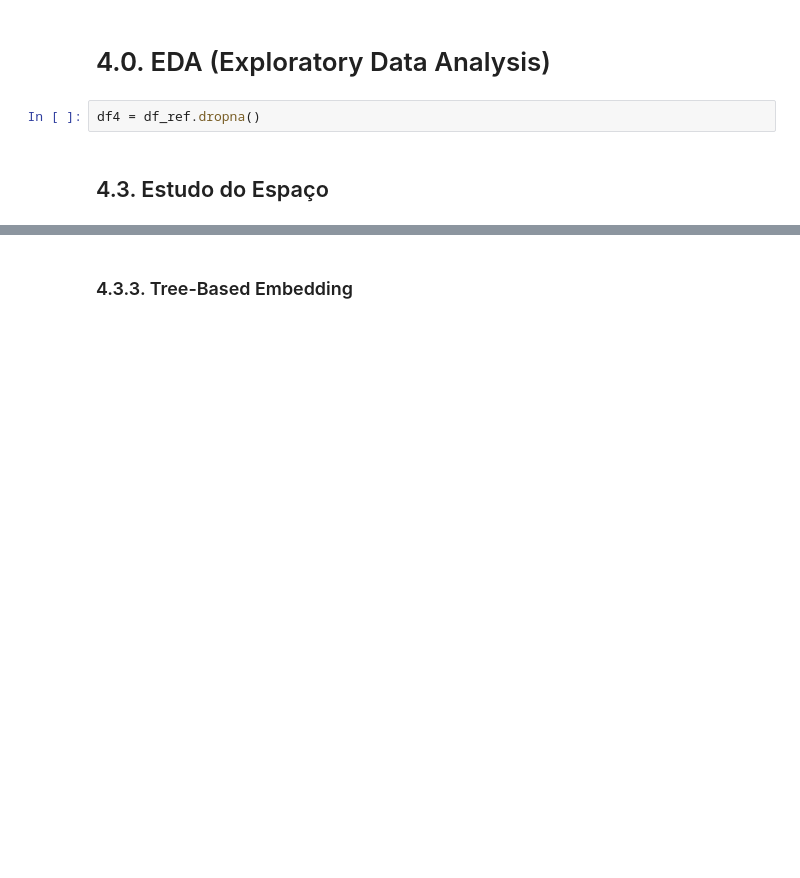
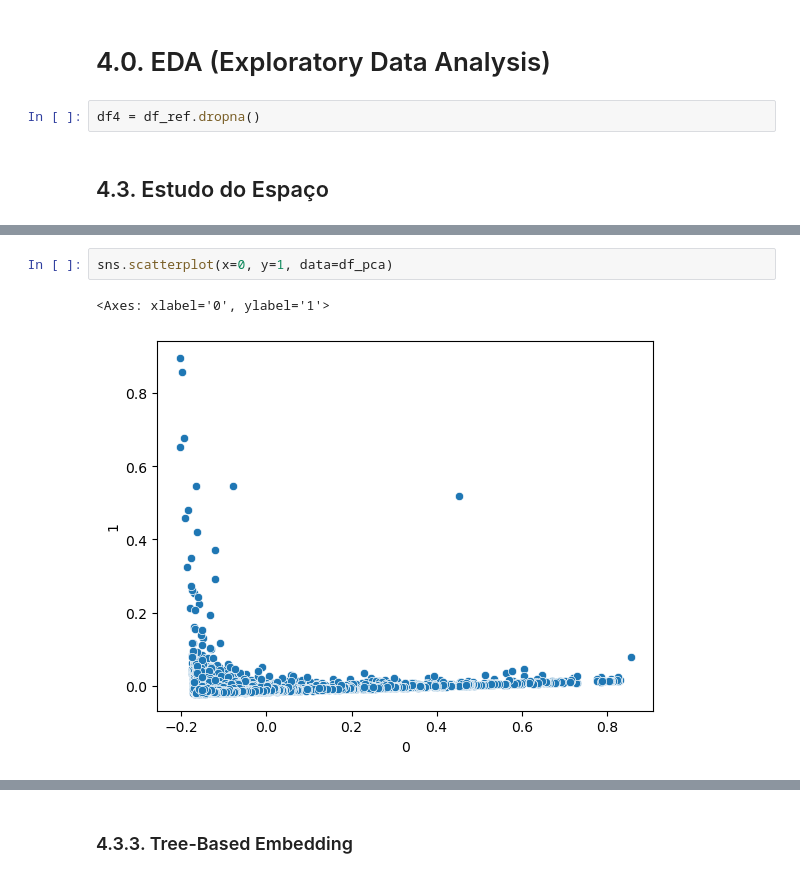
Before and after one commit to raquelEllem/insiders_clustering, a Jupyter notebook: notebooks/9.0.deploy.ipynb, the cells around one changed output, grey strips where cells are left out. Cells and saved outputs as stored; diff of their text form; blank space fills up the shorter version.

```diff
--- a/notebooks/9.0.deploy.ipynb
+++ b/notebooks/9.0.deploy.ipynb
@@ -517,0 +537,5 @@ df43['qtde_returns']           = mm.fit_transform( df43[['qtde_returns']])
+# %%
+sns.scatterplot(x=0, y=1, data=df_pca)
+# %% [output]
+<Axes: xlabel='0', ylabel='1'>
+[figure, added]
```
Also changed, not shown: parts of 39 cells of this notebook, 5 other files.
